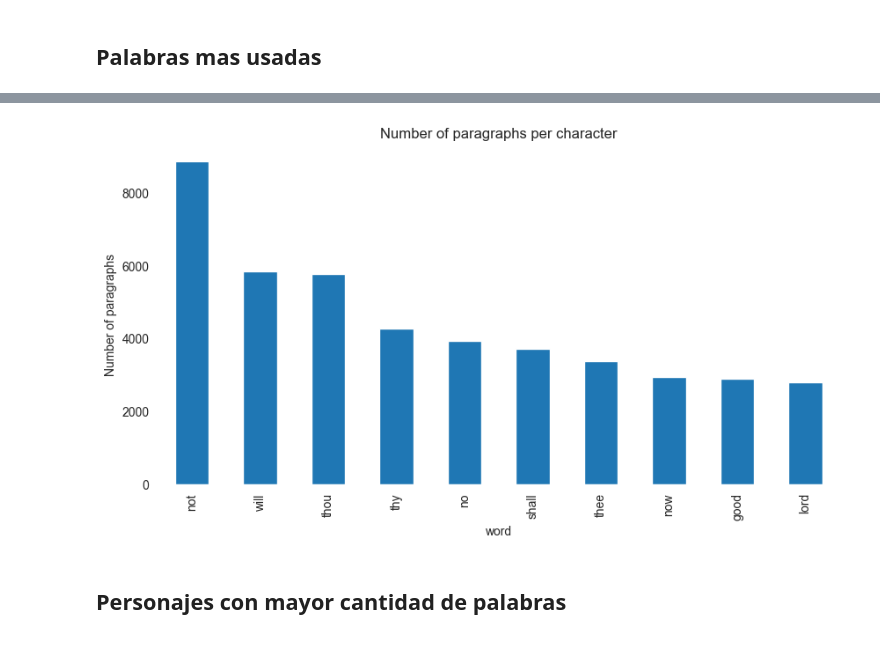
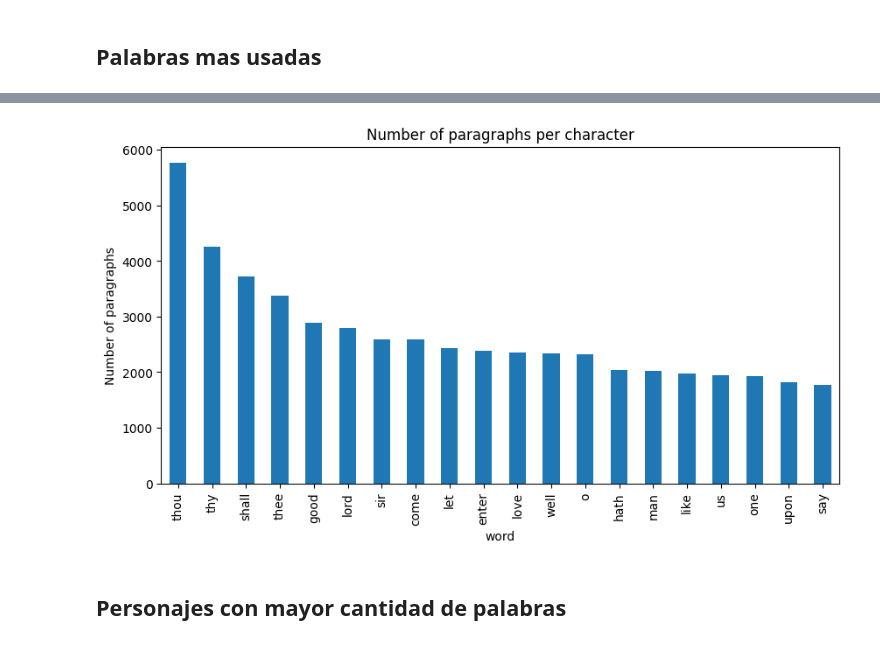
Before and after one commit to enzofali/intro-cd, a Jupyter notebook: Tarea_1/Tarea1_resolucion.ipynb, the cells around one changed output, grey strips where cells are left out. Saved outputs shown, nothing was run; the diff lists cells and outputs as text; code cells hidden in the pictures.

Commit message:
fix stopwords

```diff
--- a/Tarea_1/Tarea1_resolucion.ipynb
+++ b/Tarea_1/Tarea1_resolucion.ipynb
@@ -483,20 +483,3 @@ df_paragraphs[["CleanText", "WordList"]]
 ### Removing Stopwords
 
 Remove the set of stopwords from the text, this are common words that do not add any value to the analysis. For example, in English, words like "the", "a", "an", "in", "at", "on", "is", "are", "were", "was", "be", "been", "being", "to", "of", "and", "or", "for", "about", "with" are considered stopwords.
-# %%
-# Removing the set of commonly used words
-def remove_stopwords(tokenized_sentence):
-    """
-    Removes a list of stopwords
-    Args:
-        tokenized_sentence (list(str)): tokenized sentence to remove the stopwords from
-    Returns:
-        tokenized_sentence (list(str)): lowercase sentence without the stopwords
-    """
-    # List of stopwords
-    stopwords =  ["to", "a", "about", "above", "after", "again", "against", "all", "am", "an", "and", "any", "are", "as", "at", "be", "because", "been", "before", "being", "below", "between", "both", "but", "by", "could", "did", "do", "does", "doing", "down", "during", "each", "few", "for", "from", "further", "had", "has", "have", "having", "he", "he'd", "he'll", "he's", "her", "here", "here's", "hers", "herself", "him", "himself", "his", "how", "how's", "i", "i'd", "i'll", "i'm", "i've", "if", "in", "into", "is", "it", "it's", "its", "itself", "let's", "me", "more", "most", "my", "myself", "nor", "of", "on", "once", "only", "or", "other", "ought", "our", "ours", "ourselves", "out", "over", "own", "same", "she", "she'd", "she'll", "she's", "should", "so", "some", "such", "than", "that", "that's", "the", "their", "theirs", "them", "themselves", "then", "there", "there's", "these", "they", "they'd", "they'll", "they're", "they've", "this", "those", "through", "to", "too", "under", "until", "up", "very", "was", "we", "we'd", "we'll", "we're", "we've", "were", "what", "what's", "when", "when's", "where", "where's", "which", "while", "who", "who's", "whom", "why", "why's", "with", "would", "you", "you'd", "you'll", "you're", "you've", "your", "yours", "yourself", "yourselves" ]
-
-    # Remove stopword
-    tokenized_sentence = [word for word in tokenized_sentence if word not in stopwords]
-
-    return tokenized_sentence
@@ -503,3 +616,18 @@ def remove_stopwords(tokenized_sentence):
+# %%
+# Removing the set of commonly used words
+def remove_stopwords(tokenized_sentence, stopwords=stopwords):
+    """
+    Removes a list of stopwords
+    Args:
+        tokenized_sentence (list(str)): tokenized sentence to remove the stopwords from
+    Returns:
+        tokenized_sentence (list(str)): lowercase sentence without the stopwords
+    """
+
+    # Remove stopword
+    tokenized_sentence = [word for word in tokenized_sentence if word not in stopwords]
+
+    return tokenized_sentence
 # %%
 print(expanded_sentence)
 # %% [output]
@@ -634,23 +762,23 @@ plt.show()
 # %%
 # apply the remove_stopwords function to the WordList column
 df_paragraphs["WordList"] = df_paragraphs["WordList"].apply(remove_stopwords)
 df_paragraphs[["CleanText", "WordList"]]
 
 # Nuevo dataframe: cada fila ya no es un párrafo, sino una sóla palabra
 df_words = df_paragraphs.explode("WordList")
 df_words.drop(columns=["CleanText", "PlainText"], inplace=True)
 df_words.rename(columns={"WordList": "word"}, inplace=True)
 
 top_words = df_words.groupby("word")["id"].count().sort_values(ascending=False)
 
 # Plot the top 10 words
 plt.figure(figsize=(10, 5))
-top_words[:10].plot(kind="bar")
+top_words[:20].plot(kind="bar")
 plt.title("Number of paragraphs per character")
 plt.ylabel("Number of paragraphs")
 plt.show()
 # %% [output]
-[figure, old version]
+[figure, new version]
 # %% [markdown]
  ## Personajes con mayor cantidad de palabras
 # %%
```
Also changed, not shown: parts of 11 cells of this notebook.
